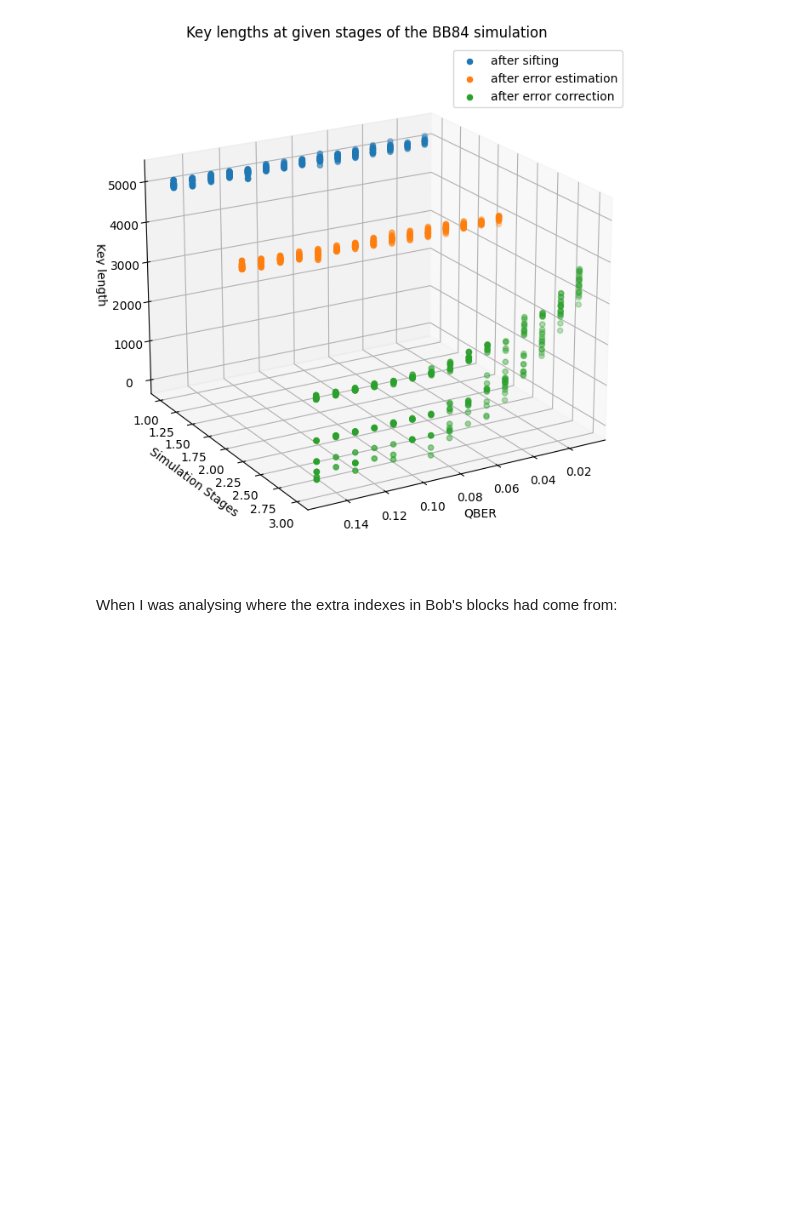
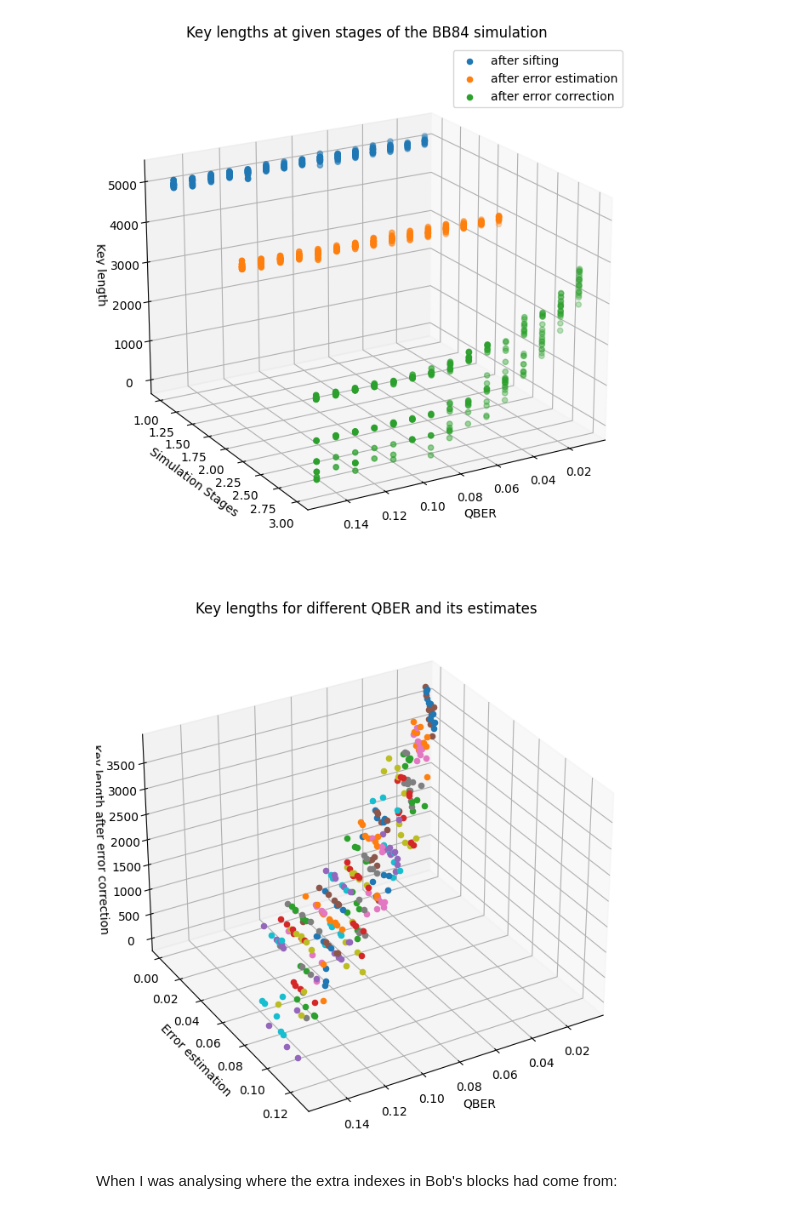
Before and after one commit to gnypit/pyqkd, a Jupyter notebook: main_tester.ipynb, the cells around one changed output. Saved outputs shown, nothing was run; the diff lists cells and outputs as text; code cells hidden in the pictures; blank space fills up the shorter version.

Commit message:
Analysing the relationship between QBER, it's estimate and the final key lengths

```diff
--- a/main_tester.ipynb
+++ b/main_tester.ipynb
@@ -100,6 +100,32 @@ ax.legend()
 plt.show()
 # %% [output]
 [figure]
+# %%
+# Create a 3D scatter plot
+fig = plt.figure(figsize=(12, 8))
+ax = fig.add_subplot(111, projection='3d')
+
+for index, row in results_df.iterrows():
+    xs = row['qber']
+    ys = row['error estimate']
+    zs = row['key length after err corr']
+    ax.scatter(xs, ys, zs)
+
+# Set labels for axes
+ax.set_xlabel('QBER')
+ax.set_ylabel('Error estimation')
+ax.set_zlabel('Key length after error correction')
+
+# Set plot title
+plt.title('Key lengths for different QBER and its estimates')
+
+# Set the viewing point
+ax.view_init(elev=30, azim=60)  # Adjust these values to change the viewing point
+
+# Show the plot
+plt.show()
+# %% [output]
+[figure, added]
 # %% [markdown]
 When I was analysing where the extra indexes in Bob's blocks had come from:
 # %%
```
